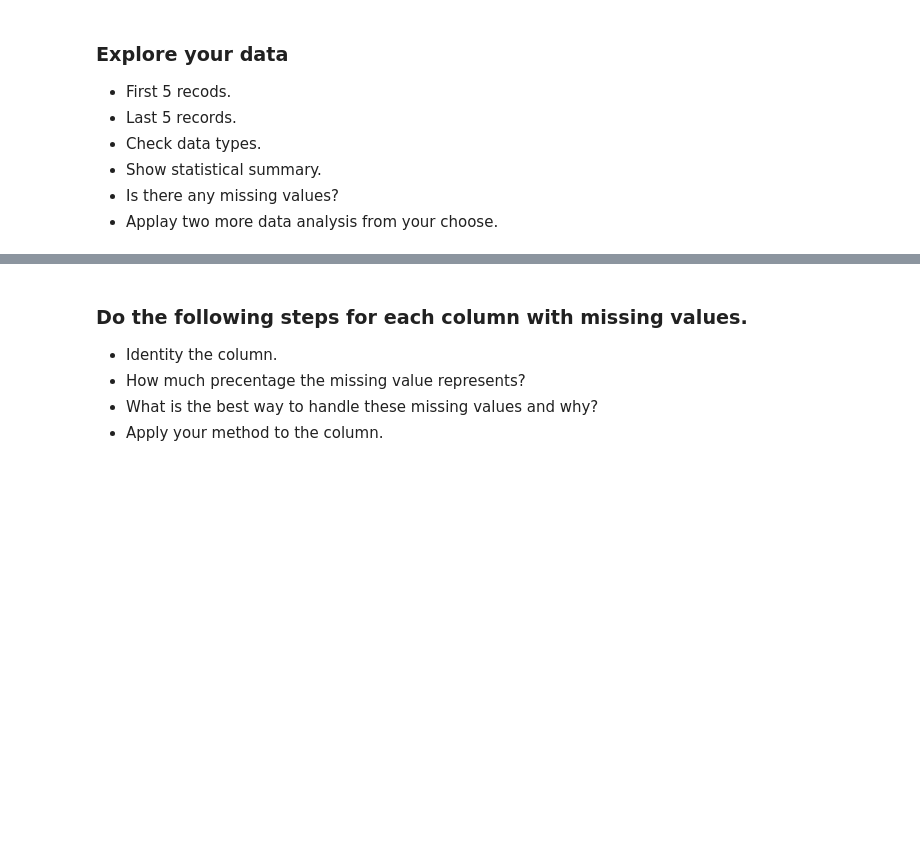
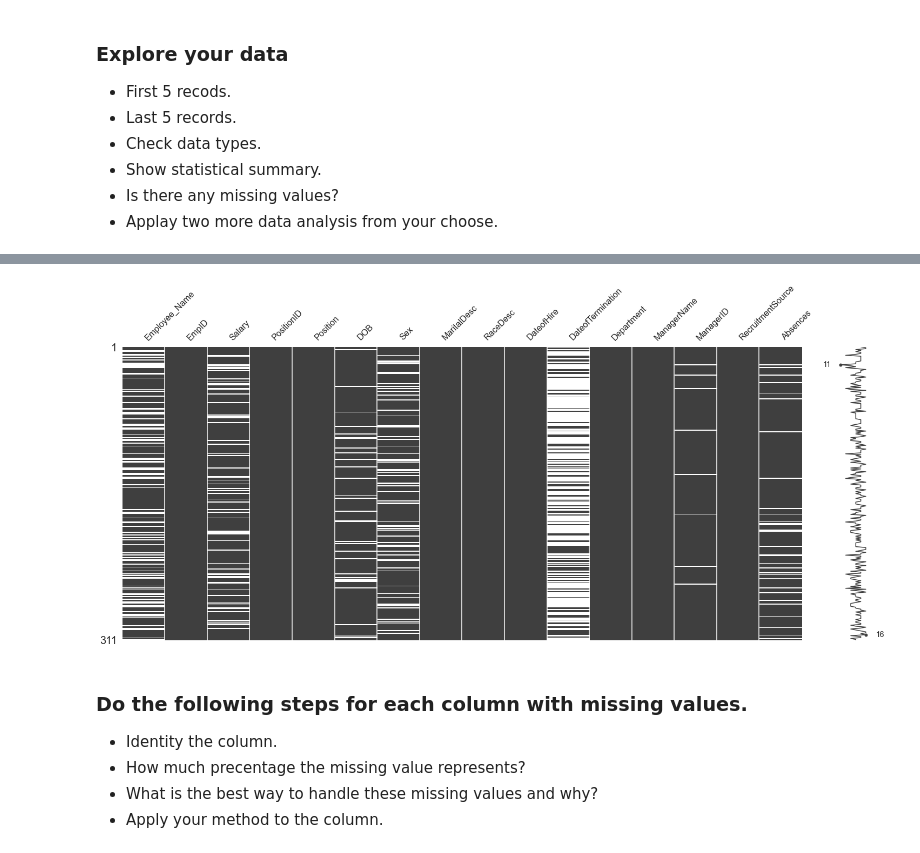
Before and after one commit to Tuwaiq-Data-Science-Bootcamp-V4/Missing-Data-Lab, a Jupyter notebook: Missing_Data_Assignment.ipynb, the cells around one changed output, grey strips where cells are left out. Saved outputs shown, nothing was run; the diff lists cells and outputs as text; code cells hidden in the pictures; blank space fills up the shorter version.

```diff
--- a/Missing_Data_Assignment.ipynb
+++ b/Missing_Data_Assignment.ipynb
@@ -14,3 +103,8 @@
+# %%
+import missingno as msno
+msno.matrix(miss);
+# %% [output]
+[figure, added]
 # %% [markdown]
 ### Do the following steps for each column with missing values.
 * Identity the column.
```
Also changed, not shown: parts of 20 cells of this notebook.
